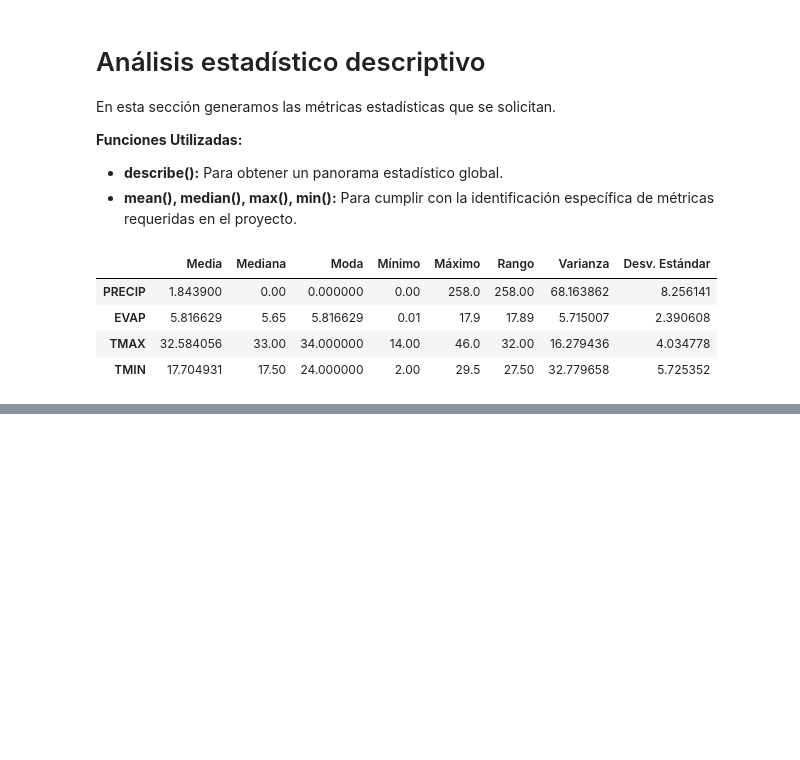
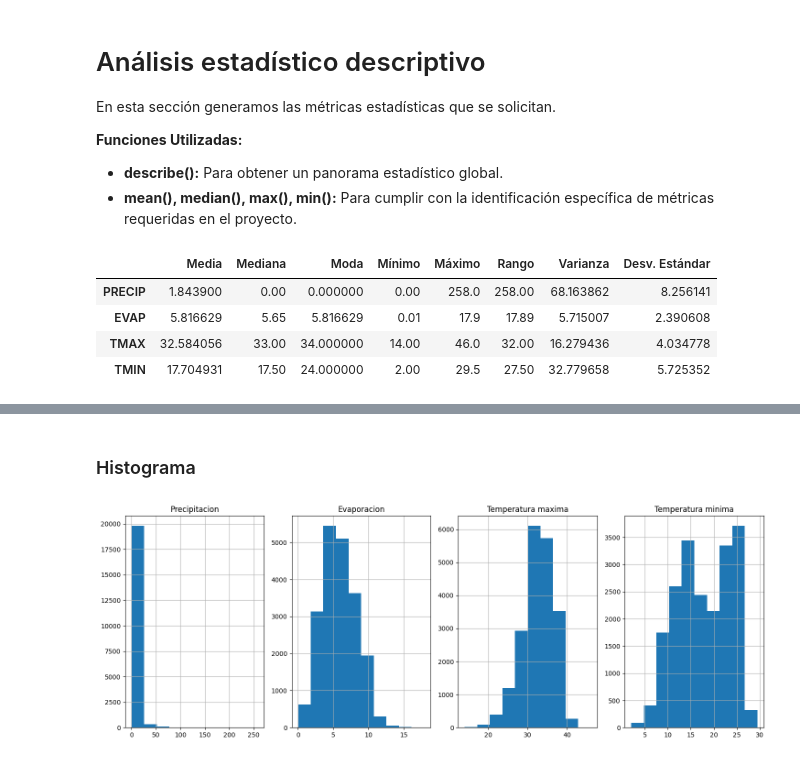
Before and after one commit to LuisArchuleta/CDD, a Jupyter notebook: Modulo_3/EDA.ipynb, the cells around one changed output, grey strips where cells are left out. Cells and saved outputs as stored; diff of their text form; code cells hidden in the pictures; blank space fills up the shorter version.

```diff
--- a/Modulo_3/EDA.ipynb
+++ b/Modulo_3/EDA.ipynb
@@ -442,0 +415,23 @@ graficar_datos(df)
+# %% [markdown]
+### Histograma
+# %%
+import matplotlib.pyplot as plt
+def histograma(df_temp):
+    fig, axes = plt.subplots(1, 4, figsize=(18, 6))
+
+    df_temp['PRECIP'].hist(ax=axes[0])
+    axes[0].set_title("Precipitacion")
+
+    df_temp['EVAP'].hist(ax=axes[1])
+    axes[1].set_title("Evaporacion")
+
+    df_temp['TMAX'].hist(ax=axes[2])
+    axes[2].set_title("Temperatura maxima")
+
+    df_temp['TMIN'].hist(ax=axes[3])
+    axes[3].set_title("Temperatura minima")
+    plt.show()
+
+histograma(df)
+# %% [output]
+[figure, added]
```
Also changed, not shown: parts of 11 cells of this notebook.
